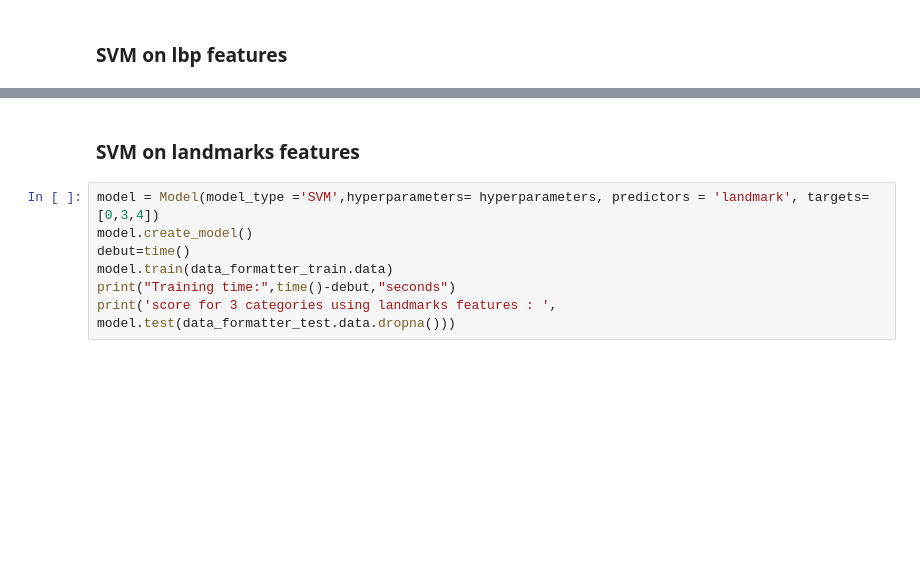
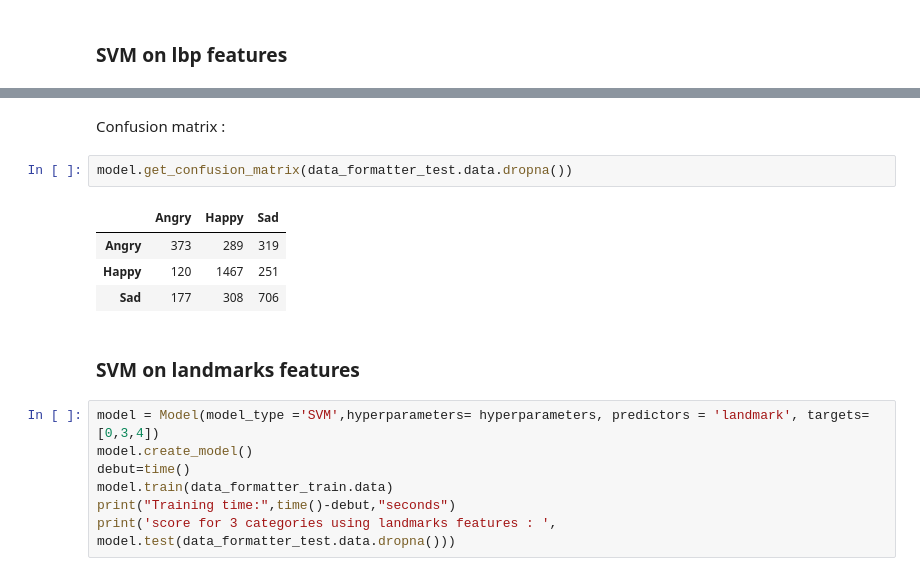
Before and after one commit to AntoineGuiot/project_vic, a Jupyter notebook: exploration_img_plot.ipynb, the cells around one changed output, grey strips where cells are left out. Saved outputs shown, nothing was run; the diff lists cells and outputs as text; blank space fills up the shorter version.

```diff
--- a/exploration_img_plot.ipynb
+++ b/exploration_img_plot.ipynb
@@ -242,3 +297,12 @@ F1 score: 0.5284423216783455
+# %% [markdown]
+Confusion matrix :
+# %%
+model.get_confusion_matrix(data_formatter_test.data.dropna())
+# %% [output]
+|  | Angry | Happy | Sad |
+| Angry | 373 | 289 | 319 |
+| Happy | 120 | 1467 | 251 |
+| Sad | 177 | 308 | 706 |
 # %% [markdown]
 ### SVM on landmarks features
 # %%
```
Also changed, not shown: parts of 44 cells of this notebook, 2 other files.
